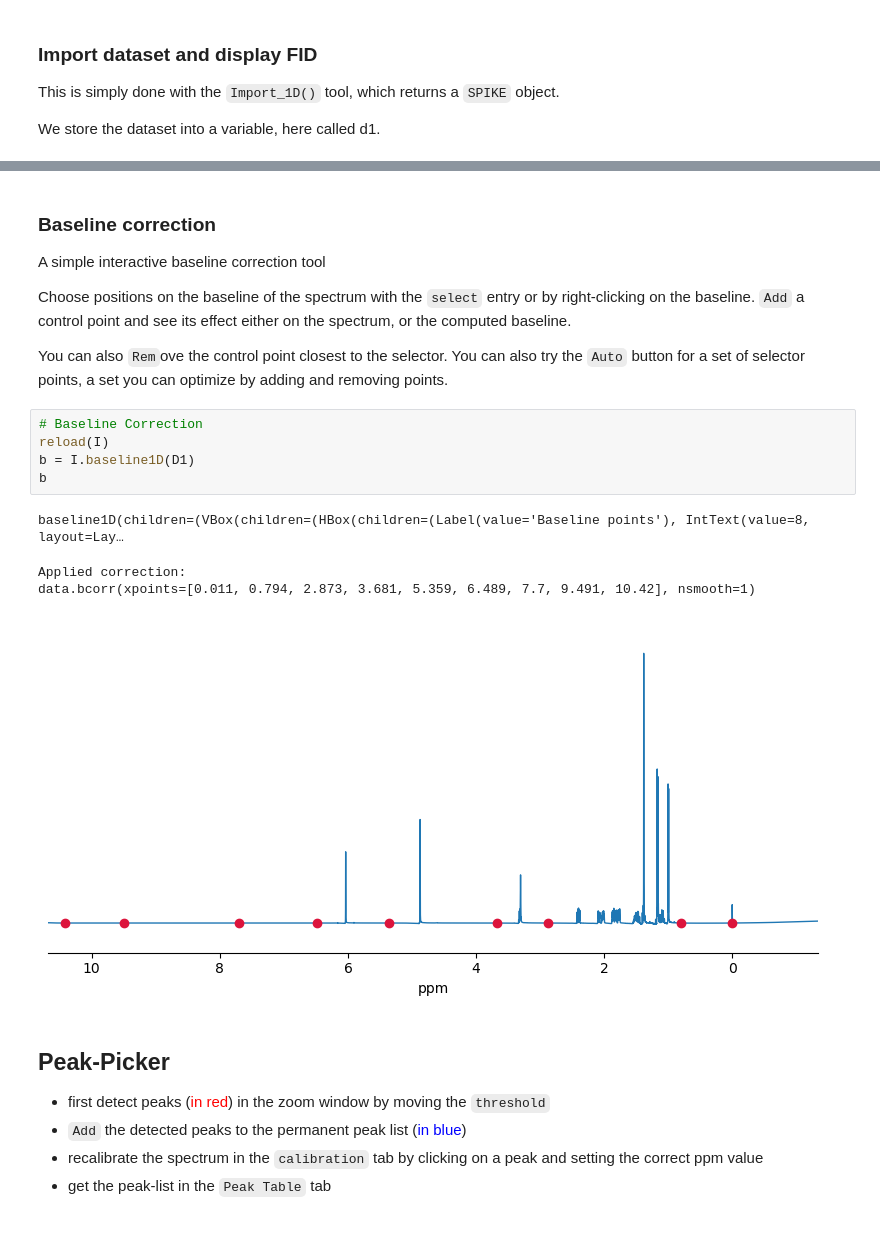
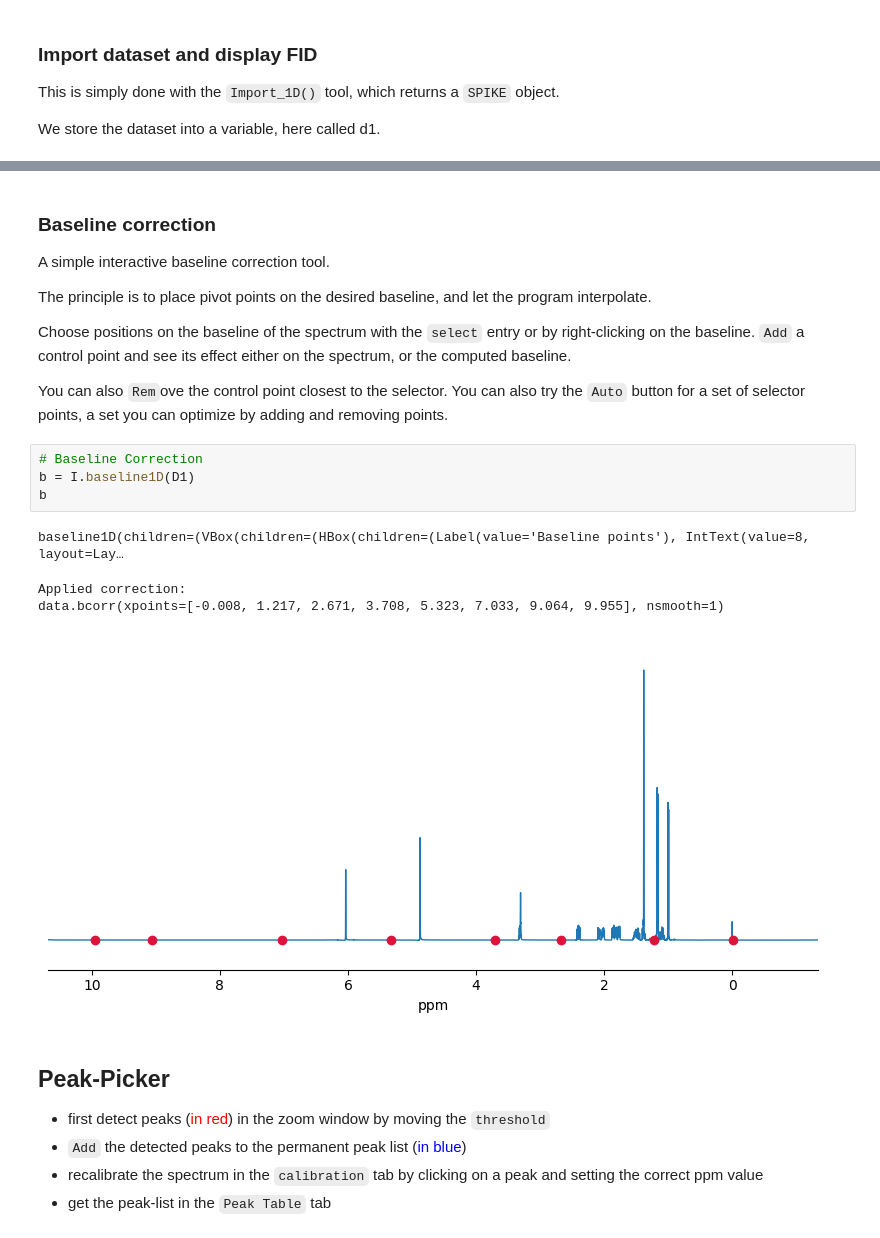
Before and after one commit to spike-project/spike, a Jupyter notebook: Notebooks/Proc1DNMR.ipynb, the cells around one changed output, grey strips where cells are left out. Saved outputs shown, nothing was run; the diff lists cells and outputs as text.

```diff
--- a/Notebooks/Proc1DNMR.ipynb
+++ b/Notebooks/Proc1DNMR.ipynb
@@ -173,6 +173,8 @@ no applied phase correction
 # %% [markdown]
 ### Baseline correction
-A simple interactive baseline correction tool
+A simple interactive baseline correction tool.
+
+The principle is to place pivot points on the desired baseline, and let the program interpolate.
 
 Choose positions on the baseline of the spectrum with the `select` entry or  by right-clicking on the baseline.
 `Add` a control point and see its effect either on the spectrum, or the computed baseline.
@@ -181,14 +183,13 @@ You can also `Rem`ove the control point closest to the selector.
 You can also try the `Auto` button for a set of selector points, a set you can optimize by adding and removing points.
 # %%
 # Baseline Correction
-reload(I)
 b = I.baseline1D(D1)
 b
 # %% [output]
 baseline1D(children=(VBox(children=(HBox(children=(Label(value='Baseline points'), IntText(value=8, layout=Lay…
 Applied correction:
-data.bcorr(xpoints=[0.011, 0.794, 2.873, 3.681, 5.359, 6.489, 7.7, 9.491, 10.42], nsmooth=1)
+data.bcorr(xpoints=[-0.008, 1.217, 2.671, 3.708, 5.323, 7.033, 9.064, 9.955], nsmooth=1)
-[figure, old version]
+[figure, new version]
 # %% [markdown]
 ## Peak-Picker
 - first detect peaks (<span style=color:red>in red</span>) in the zoom window by moving the `threshold`
```
Also changed, not shown: parts of 13 cells of this notebook, 15 other files.
